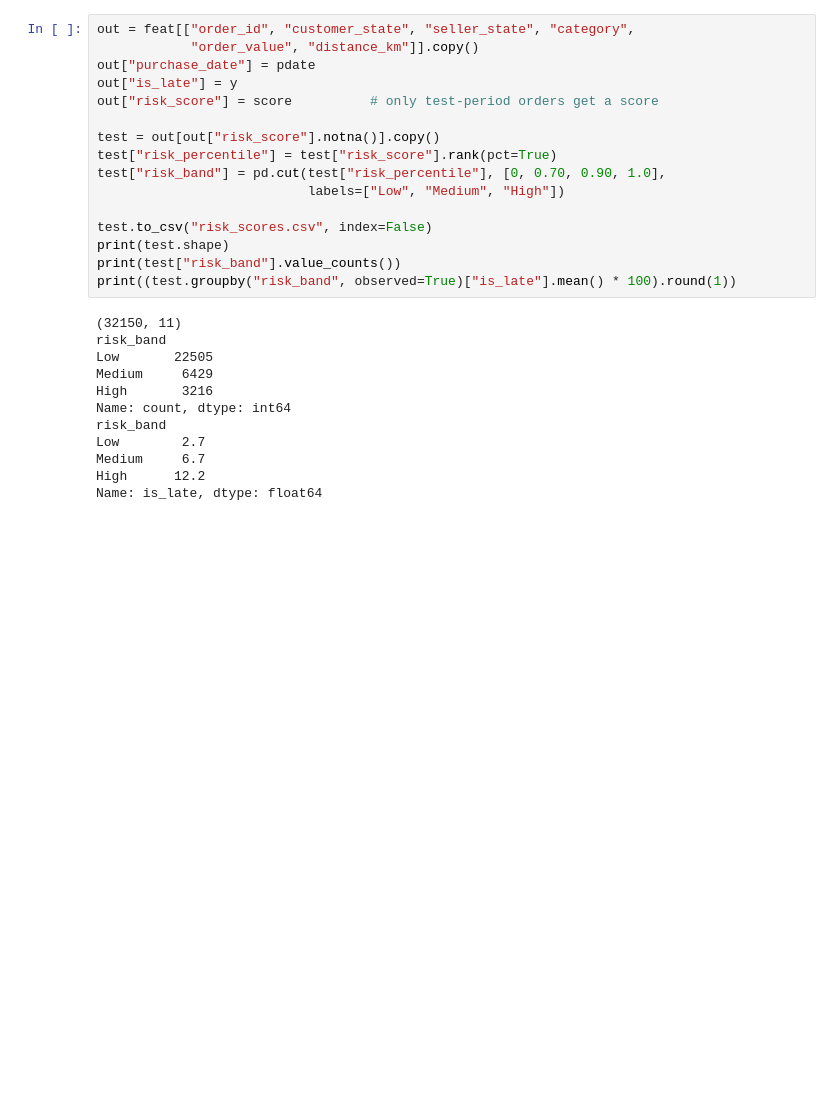
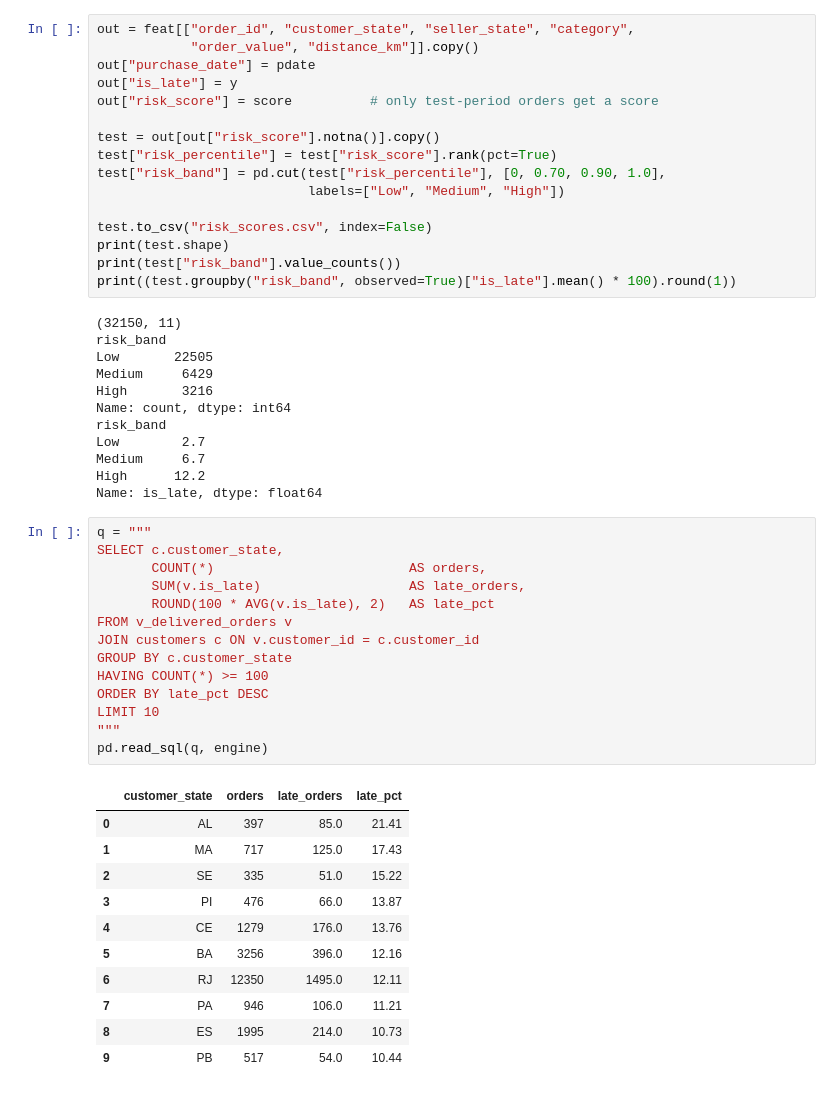
Before and after one commit to AshwiniChandekar1/deliveriq, a Jupyter notebook: DeliverIQ_model.ipynb, the cells around one changed output. Drawn from its saved outputs; the diff is of its cells as text; blank space fills up the shorter version.

```diff
--- a/DeliverIQ_model.ipynb
+++ b/DeliverIQ_model.ipynb
@@ -466,3 +466,29 @@ Low        2.7
 Medium     6.7
 High      12.2
 Name: is_late, dtype: float64
+# %%
+q = """
+SELECT c.customer_state,
+       COUNT(*)                         AS orders,
+       SUM(v.is_late)                   AS late_orders,
+       ROUND(100 * AVG(v.is_late), 2)   AS late_pct
+FROM v_delivered_orders v
+JOIN customers c ON v.customer_id = c.customer_id
+GROUP BY c.customer_state
+HAVING COUNT(*) >= 100
+ORDER BY late_pct DESC
+LIMIT 10
+"""
+pd.read_sql(q, engine)
+# %% [output]
+|  | customer_state | orders | late_orders | late_pct |
+| 0 | AL | 397 | 85.0 | 21.41 |
+| 1 | MA | 717 | 125.0 | 17.43 |
+| 2 | SE | 335 | 51.0 | 15.22 |
+| 3 | PI | 476 | 66.0 | 13.87 |
+| 4 | CE | 1279 | 176.0 | 13.76 |
+| 5 | BA | 3256 | 396.0 | 12.16 |
+| 6 | RJ | 12350 | 1495.0 | 12.11 |
+| 7 | PA | 946 | 106.0 | 11.21 |
+| 8 | ES | 1995 | 214.0 | 10.73 |
+| 9 | PB | 517 | 54.0 | 10.44 |
```
Also changed, not shown: parts of 6 cells of this notebook.
